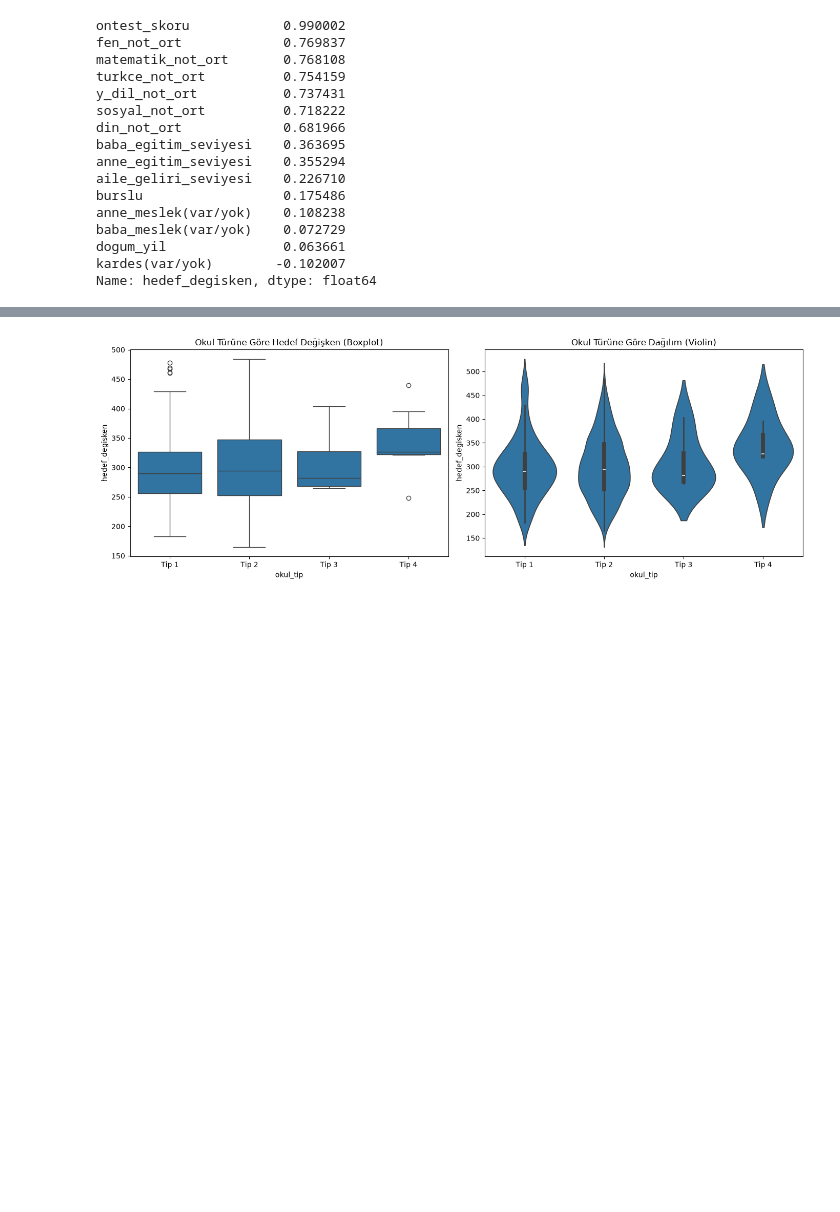
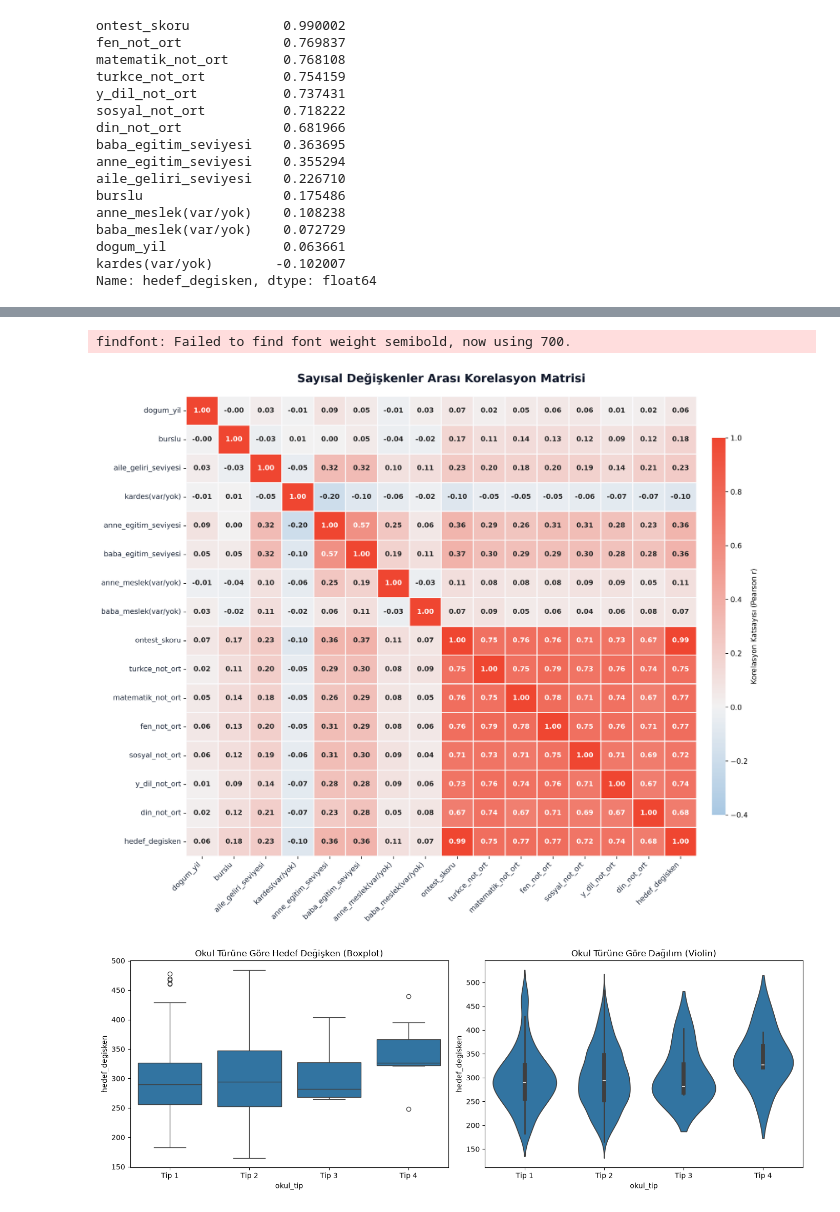
Before and after one commit to goktaa/dsml-assessment, a Jupyter notebook: notebooks/01_explore_data.ipynb, the cells around one changed output, grey strips where cells are left out. Drawn from its saved outputs; the diff is of its cells as text; code cells hidden in the pictures; blank space fills up the shorter version.

```diff
--- a/notebooks/01_explore_data.ipynb
+++ b/notebooks/01_explore_data.ipynb
@@ -383,3 +360,70 @@ Neyi görmek istedim.Korelasyon matrisini çizmemizin temel amacı, hangi deği
+# %%
+import matplotlib.pyplot as plt
+import seaborn as sns
+
+# 1. Görseldeki 16 değişkenin listesi
+selected_cols = [
+    'dogum_yil',
+    'burslu',
+    'aile_geliri_seviyesi',
+    'kardes(var/yok)',
+    'anne_egitim_seviyesi',
+    'baba_egitim_seviyesi',
+    'anne_meslek(var/yok)',
+    'baba_meslek(var/yok)',
+    'ontest_skoru',
+    'turkce_not_ort',
+    'matematik_not_ort',
+    'fen_not_ort',
+    'sosyal_not_ort',
+    'y_dil_not_ort',
+    'din_not_ort',
+    'hedef_degisken',
+]
+
+# 2. Sadece bu sütunların korelasyonunu hesaplama
+corr = df[selected_cols].corr()
+
+# 3. Grafik Alanı ve Renk Paleti
+plt.figure(figsize=(14, 11), dpi=300)
+cmap = sns.diverging_palette(245, 15, s=85, l=55, as_cmap=True)
+
+# 4. Isı Haritası (Heatmap) Çizimi
+sns.heatmap(
+    corr,
+    annot=True,
+    fmt='.2f',
+    cmap=cmap,
+    vmin=-0.4,
+    vmax=1.0,
+    center=0,
+    linewidths=1.0,
+    linecolor='#FAFAFC',
+    cbar_kws={
+        'label': 'Korelasyon Katsayısı (Pearson r)',
+        'shrink': 0.82,
+        'aspect': 28,
+        'pad': 0.025,
+    },
+    annot_kws={'size': 9.5, 'weight': 'semibold'},
+)
+
+# 5. Başlık ve Eksenler
+plt.title(
+    'Sayısal Değişkenler Arası Korelasyon Matrisi',
+    fontsize=16,
+    fontweight='bold',
+    pad=20,
+    color='#0F172A',
+)
+plt.xticks(rotation=45, ha='right', fontsize=10, color='#1E293B')
+plt.yticks(rotation=0, fontsize=10, color='#1E293B')
+
+plt.tight_layout()
+plt.show()
+# %% [output]
+findfont: Failed to find font weight semibold, now using 700.
+[figure, added]
 # %%
 # ============================================
 # 5. GRAFİK 3: OKUL TÜRÜ vs HEDEF DEĞİŞKEN
```
Also changed, not shown: parts of 176 cells of this notebook.
